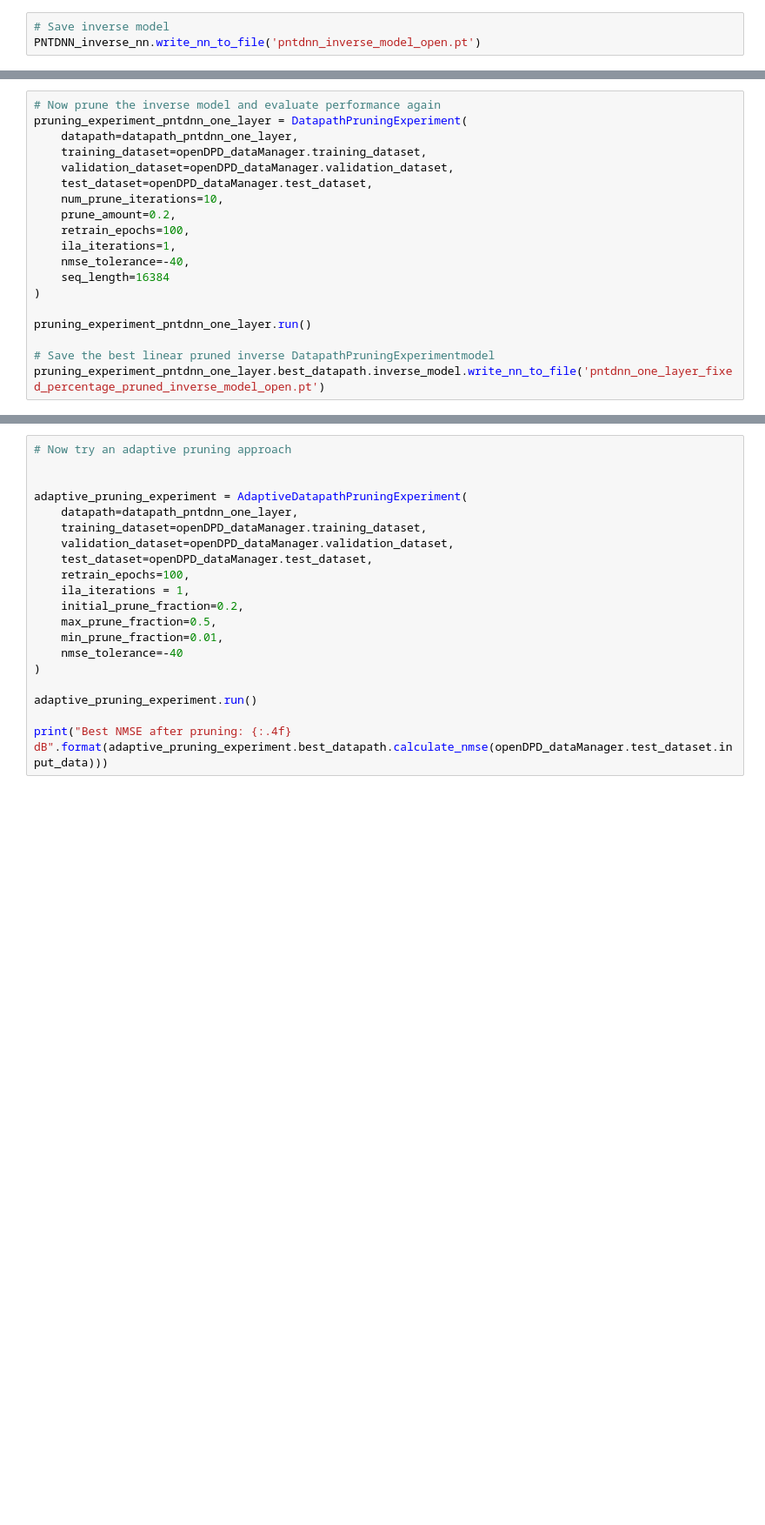
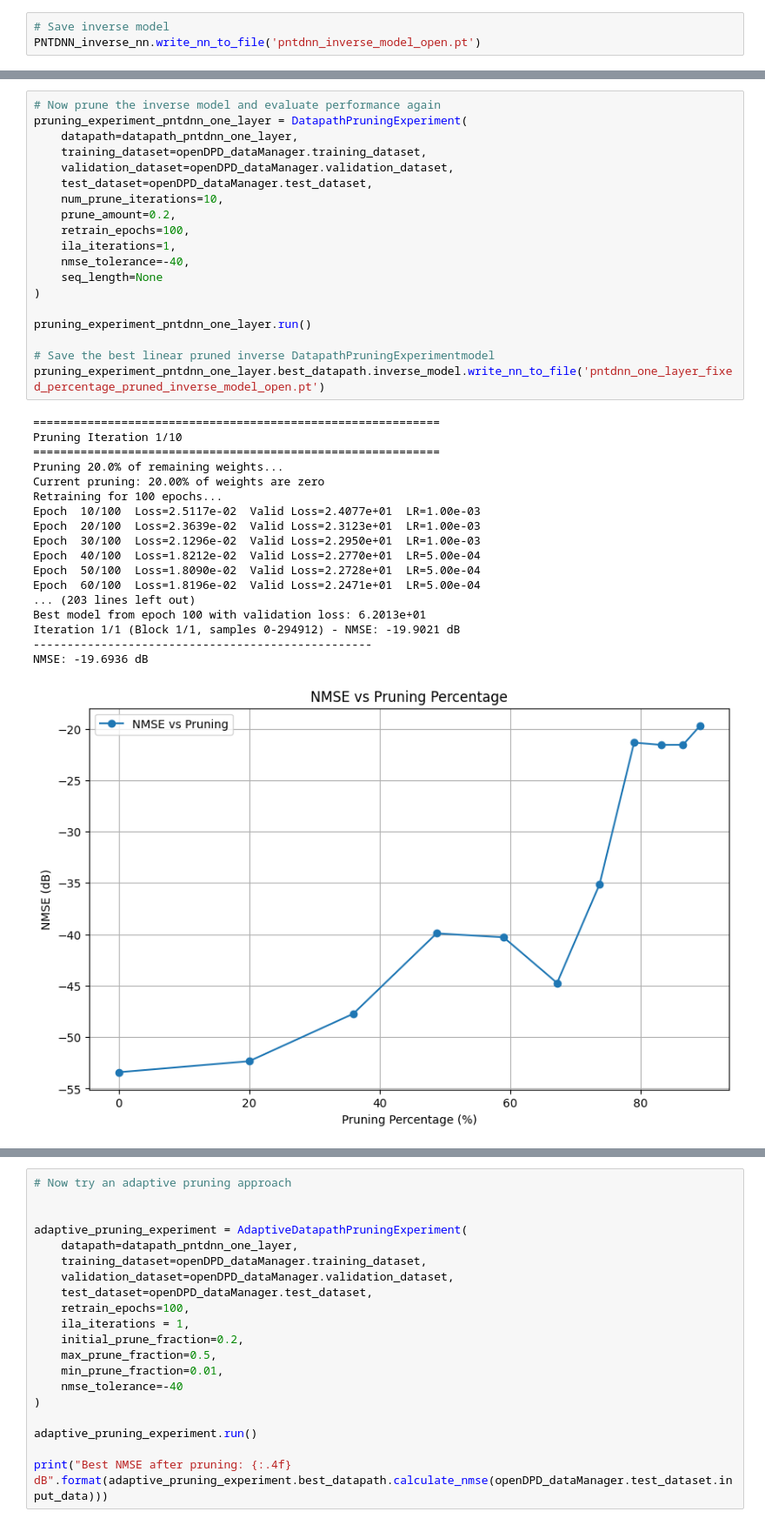
Before and after one commit to aquigney/sparseDPD, a Jupyter notebook: open_dpd_pruning/open_dpd_dataset_pruning.ipynb, the cells around one changed output, grey strips where cells are left out. Shown at 87% size. Saved outputs shown, nothing was run; the diff lists cells and outputs as text; blank space fills up the shorter version.

```diff
--- a/open_dpd_pruning/open_dpd_dataset_pruning.ipynb
+++ b/open_dpd_pruning/open_dpd_dataset_pruning.ipynb
@@ -117,22 +98,41 @@ NMSE: -53.4779 dB
 # %%
 # Now prune the inverse model and evaluate performance again
 pruning_experiment_pntdnn_one_layer = DatapathPruningExperiment(
     datapath=datapath_pntdnn_one_layer,
     training_dataset=openDPD_dataManager.training_dataset,
     validation_dataset=openDPD_dataManager.validation_dataset,
     test_dataset=openDPD_dataManager.test_dataset,
     num_prune_iterations=10,
     prune_amount=0.2,
     retrain_epochs=100,
     ila_iterations=1,
     nmse_tolerance=-40,
-    seq_length=16384
+    seq_length=None
 )
 
 pruning_experiment_pntdnn_one_layer.run()
 
 # Save the best linear pruned inverse DatapathPruningExperimentmodel
 pruning_experiment_pntdnn_one_layer.best_datapath.inverse_model.write_nn_to_file('pntdnn_one_layer_fixed_percentage_pruned_inverse_model_open.pt')
+# %% [output]
+============================================================
+Pruning Iteration 1/10
+============================================================
+Pruning 20.0% of remaining weights...
+Current pruning: 20.00% of weights are zero
+Retraining for 100 epochs...
+Epoch  10/100  Loss=2.5117e-02  Valid Loss=2.4077e+01  LR=1.00e-03
+Epoch  20/100  Loss=2.3639e-02  Valid Loss=2.3123e+01  LR=1.00e-03
+Epoch  30/100  Loss=2.1296e-02  Valid Loss=2.2950e+01  LR=1.00e-03
+Epoch  40/100  Loss=1.8212e-02  Valid Loss=2.2770e+01  LR=5.00e-04
+Epoch  50/100  Loss=1.8090e-02  Valid Loss=2.2728e+01  LR=5.00e-04
+Epoch  60/100  Loss=1.8196e-02  Valid Loss=2.2471e+01  LR=5.00e-04
+... (203 lines left out)
+Best model from epoch 100 with validation loss: 6.2013e+01
+Iteration 1/1 (Block 1/1, samples 0-294912) - NMSE: -19.9021 dB
+--------------------------------------------------
+NMSE: -19.6936 dB
+[figure, added]
 # %%
 # Load best linear pruned model and evaluate performance
 best_pruned_inverse_nn = PNTDNN_NeuralNetwork(num_memory_levels=15, model_type='OneLayerNetwork', nn_file_path='pntdnn_one_layer_fixed_percentage_pruned_inverse_model_open.pt', forward_model=False)
```
Also changed, not shown: parts of 7 cells of this notebook, 2 other files.
